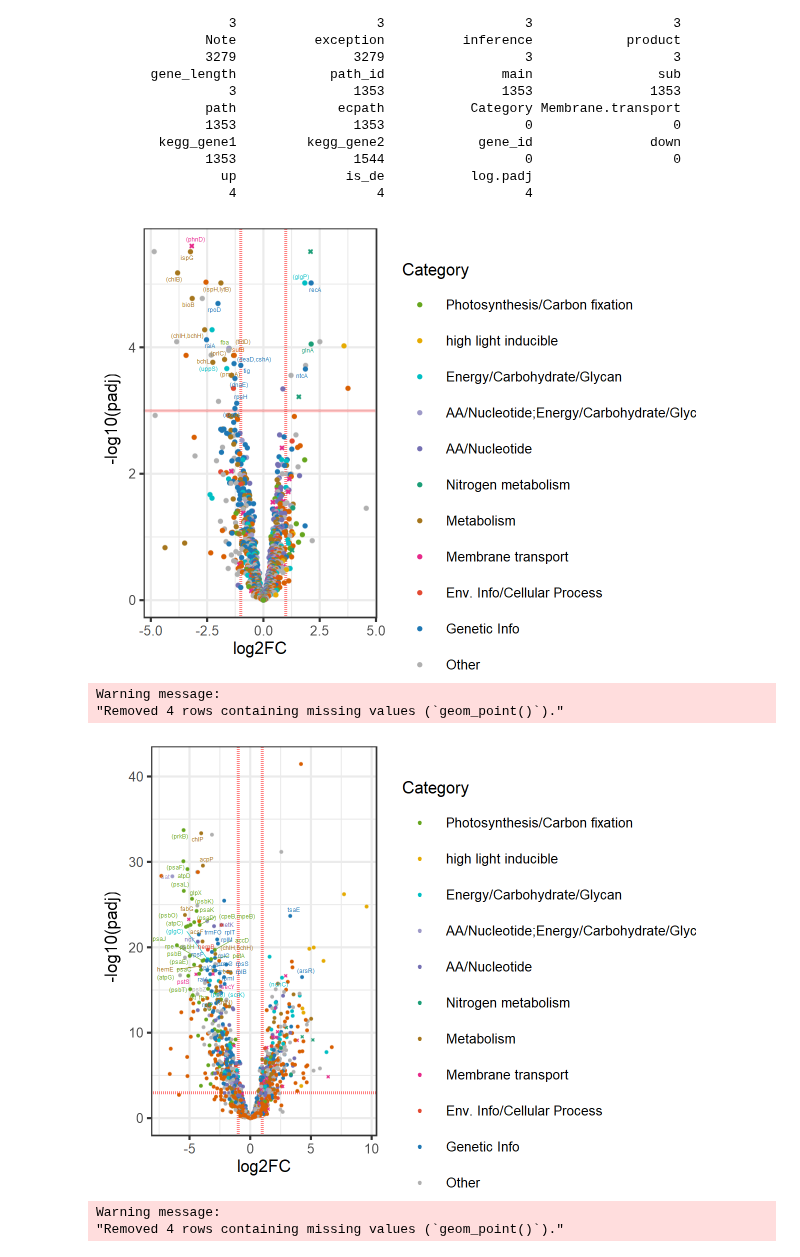
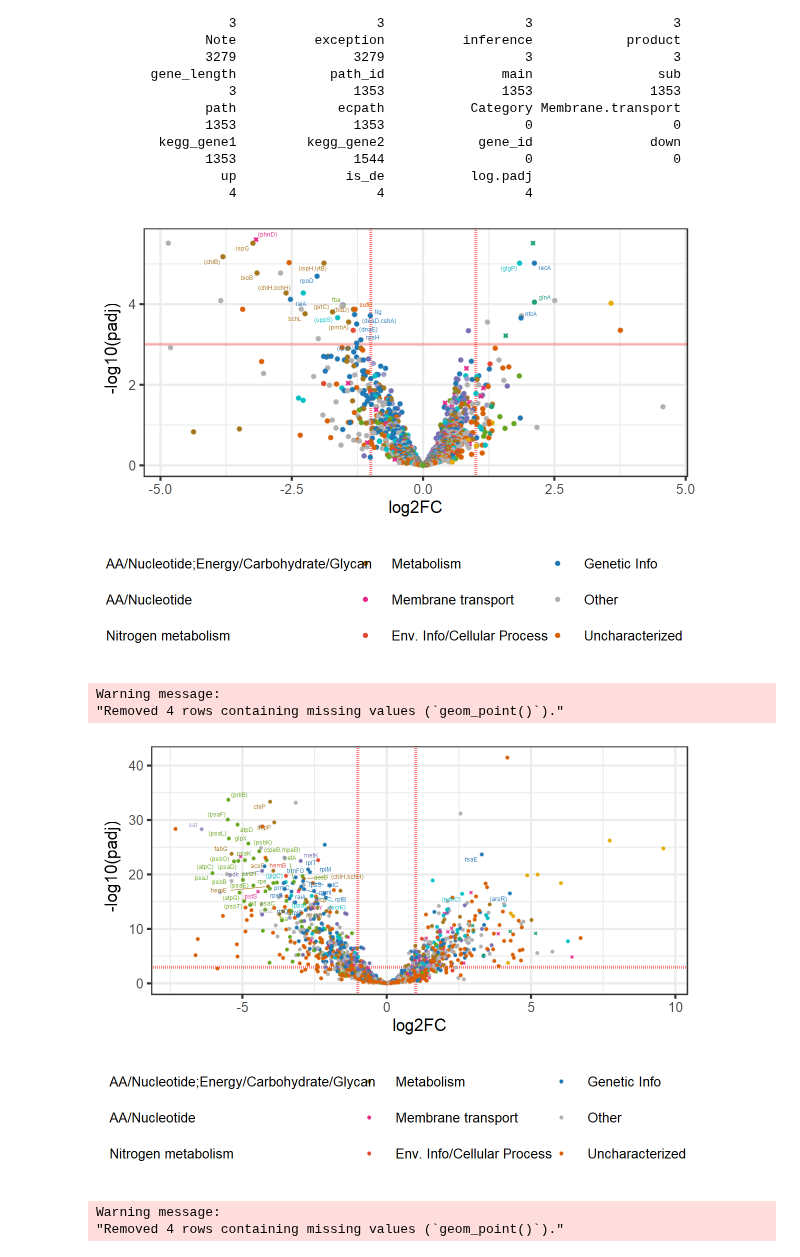
Before and after one commit to wosnat/CC1A3, a Jupyter notebook: Enrichment/CC1A3 MED4 figure Axenic.ipynb, the cells around one changed output. Saved outputs shown, nothing was run; the diff lists cells and outputs as text; code cells hidden in the pictures.

Commit message:
move legend to the bottom in volcano plots

```diff
--- a/Enrichment/CC1A3 MED4 figure Axenic.ipynb
+++ b/Enrichment/CC1A3 MED4 figure Axenic.ipynb
@@ -407,8 +404,9 @@ ggplot(aes(x = logFC, y =log.padj, color=Category, fill=Category, shape=Membrane
     geom_text_repel(data=df_labels,
                     aes( logFC, log.padj ,label=gene), max.overlaps = Inf, size=1,
                     box.padding=0.05, segment.size=0.1
-                   )  #+ # add gene label
+                   )  + # add gene label
+    theme(legend.position = "bottom")
     #facet_wrap(~contrast, ncol=2)
 # %% [output]
-[figure, old version]
+[figure, new version]
 # %%
@@ -422,33 +420,34 @@ assay = 'RNA'
 # df_all$capped.log.padj <- pmin(df_all$log.padj, ymax)
 # xmax <- 5
 # df_all$capped.logFC <- pmin(df_all$logFC, xmax)
 
 
 df_labels = df_all %>%
   filter(Assay == assay, abs(logFC) > 2.5, log.padj > 15, !is.na(gene), gene != '')
 
 # Use ggplot2 allows more flexibility in plotting
 df_all %>% filter(Assay == assay) %>%
 ggplot(aes(x = logFC, y =log.padj, color=Category, fill=Category, shape=Membrane.transport
           )) +
     geom_vline(xintercept = c(-1,1), colour = "red", linetype="dotted" ) + # Add fold change cutoffs
     geom_hline(yintercept = 3, colour = "red", linetype="dotted" ) + # Add significance cutoffs
     ggrastr::geom_point_rast(size=0.3, stroke=0.3 )+
     theme_bw(base_size = 8) + # change theme
     #theme_bw() + # change theme
     xlab(expression("log2FC")) + # x-axis label
     ylab(expression(" -log10(padj)")) + # y-axis label
     #geom_vline(xintercept = 0, colour = "black") + # Add 0 lines
     scale_colour_manual(values = category.cols)+
     scale_fill_manual(values = category.cols)+
     scale_shape_manual(values = c(21,4)) +
     geom_text_repel(data=df_labels,
                     aes( logFC, log.padj ,label=gene), max.overlaps = Inf, size=1,
                     box.padding=0.05, segment.size=0.1
-                   )  #+ # add gene label
+                   )  + # add gene label
+    theme(legend.position = "bottom")
     #facet_wrap(~contrast, ncol=2)
 # %% [output]
 Warning message:
 "Removed 4 rows containing missing values (`geom_point()`)."
-[figure, old version]
+[figure, new version]
 # %%
```
Also changed, not shown: parts of 8 cells of this notebook, 11 other files.
